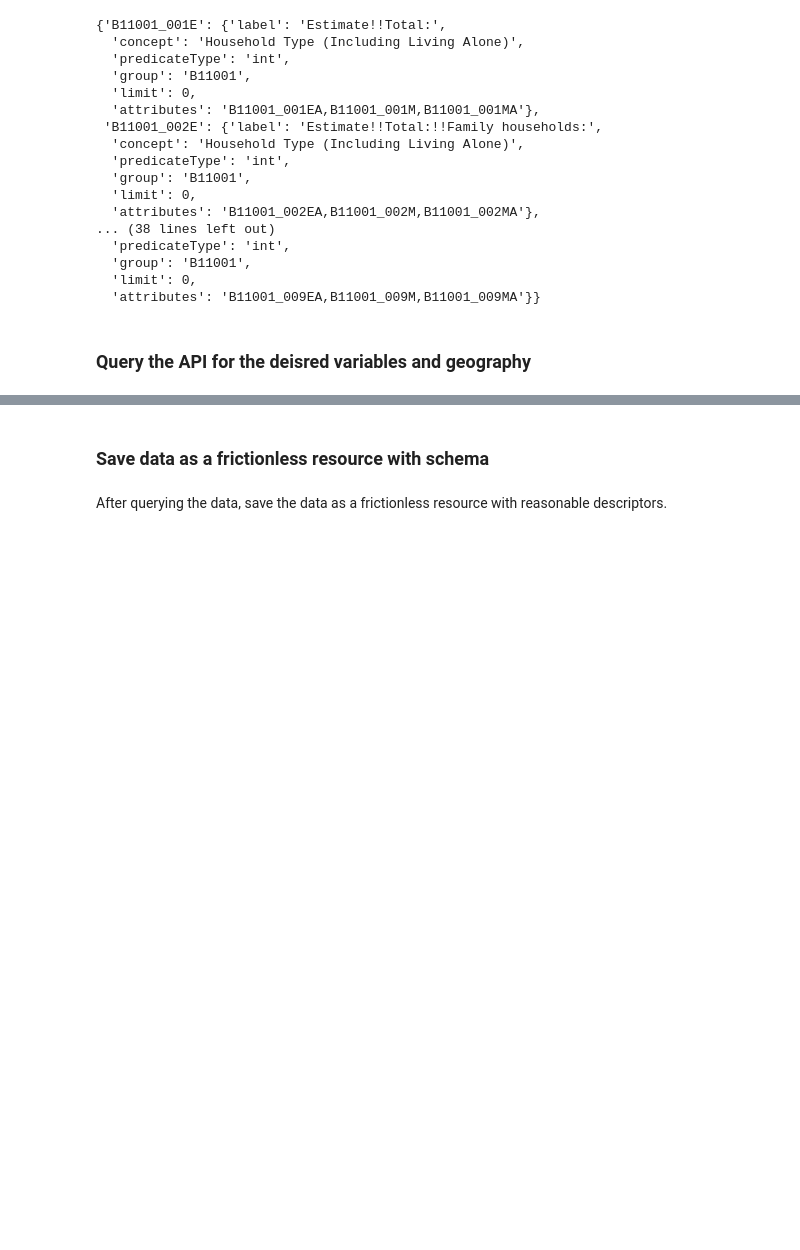
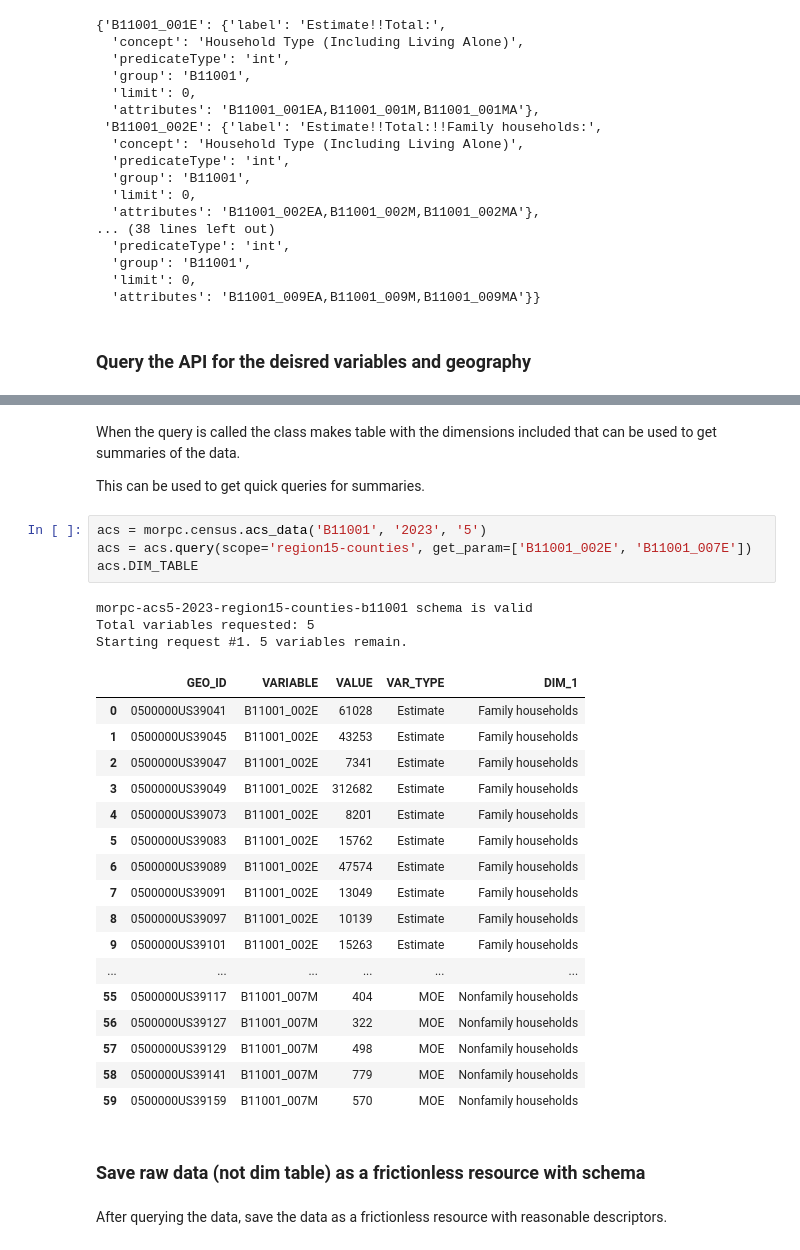
Before and after one commit to morpc/morpc-py, a Jupyter notebook: docs/07-morpc-census-demo.ipynb, the cells around one changed output, grey strips where cells are left out. Drawn from its saved outputs; the diff is of its cells as text; blank space fills up the shorter version.

```diff
--- a/docs/07-morpc-census-demo.ipynb
+++ b/docs/07-morpc-census-demo.ipynb
@@ -139,5 +146,34 @@ acs.DIM_TABLE
+# %% [markdown]
+When the query is called the class makes table with the dimensions included that can be used to get summaries of the data.
+
+This can be used to get quick queries for summaries.
+# %%
+acs = morpc.census.acs_data('B11001', '2023', '5')
+acs = acs.query(scope='region15-counties', get_param=['B11001_002E', 'B11001_007E'])
+acs.DIM_TABLE
+# %% [output]
+morpc-acs5-2023-region15-counties-b11001 schema is valid
+Total variables requested: 5
+Starting request #1. 5 variables remain.
+|  | GEO_ID | VARIABLE | VALUE | VAR_TYPE | DIM_1 |
+| 0 | 0500000US39041 | B11001_002E | 61028 | Estimate | Family households |
+| 1 | 0500000US39045 | B11001_002E | 43253 | Estimate | Family households |
+| 2 | 0500000US39047 | B11001_002E | 7341 | Estimate | Family households |
+| 3 | 0500000US39049 | B11001_002E | 312682 | Estimate | Family households |
+| 4 | 0500000US39073 | B11001_002E | 8201 | Estimate | Family households |
+| 5 | 0500000US39083 | B11001_002E | 15762 | Estimate | Family households |
+| 6 | 0500000US39089 | B11001_002E | 47574 | Estimate | Family households |
+| 7 | 0500000US39091 | B11001_002E | 13049 | Estimate | Family households |
+| 8 | 0500000US39097 | B11001_002E | 10139 | Estimate | Family households |
+| 9 | 0500000US39101 | B11001_002E | 15263 | Estimate | Family households |
+| ... | ... | ... | ... | ... | ... |
+| 55 | 0500000US39117 | B11001_007M | 404 | MOE | Nonfamily households |
+| 56 | 0500000US39127 | B11001_007M | 322 | MOE | Nonfamily households |
+| 57 | 0500000US39129 | B11001_007M | 498 | MOE | Nonfamily households |
+| 58 | 0500000US39141 | B11001_007M | 779 | MOE | Nonfamily households |
+| 59 | 0500000US39159 | B11001_007M | 570 | MOE | Nonfamily households |
 # %% [markdown]
-### Save data as a frictionless resource with schema
+### Save raw data (not dim table) as a frictionless resource with schema
 # %% [markdown]
 After querying the data, save the data as a frictionless resource with reasonable descriptors.
 # %%
```
Also changed, not shown: parts of 18 cells of this notebook, 1 other file.
